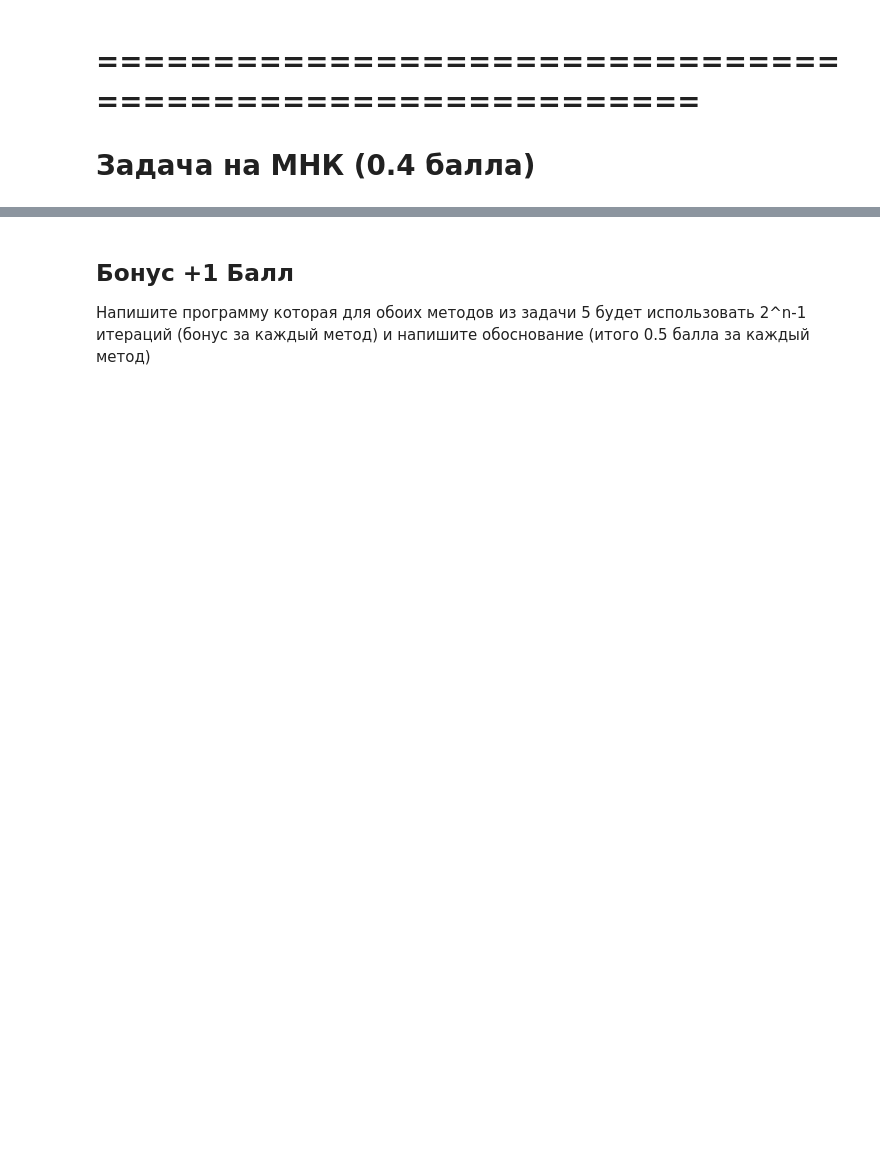
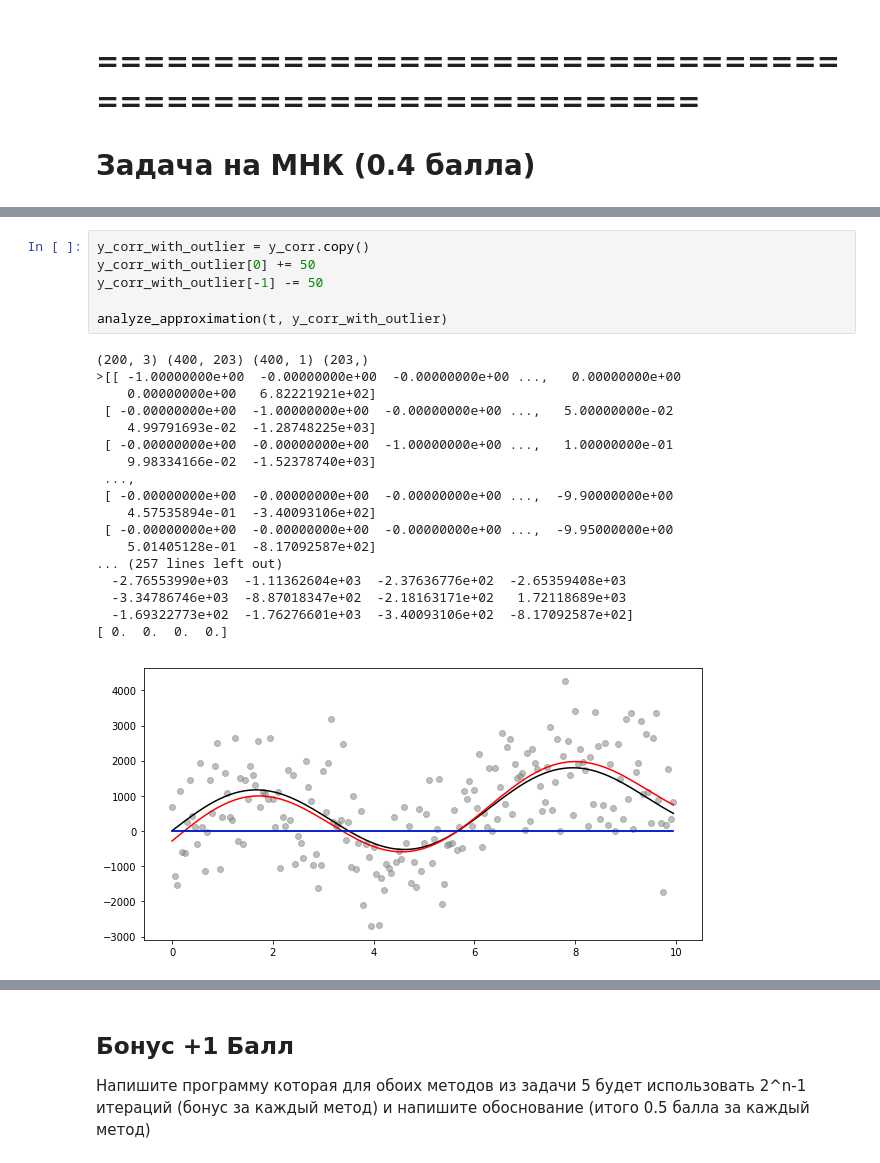
Before and after one commit to Wiki-fan/MIPT-all, a Jupyter notebook: задание.ipynb, the cells around one changed output, grey strips where cells are left out. Drawn from its saved outputs; the diff is of its cells as text; blank space fills up the shorter version.

```diff
--- a/задание.ipynb
+++ b/задание.ipynb
@@ -484,0 +573,25 @@ def get_params (y_corr, t, method=0):
+# %%
+y_corr_with_outlier = y_corr.copy()
+y_corr_with_outlier[0] += 50
+y_corr_with_outlier[-1] -= 50
+
+analyze_approximation(t, y_corr_with_outlier)
+# %% [output]
+(200, 3) (400, 203) (400, 1) (203,)
+>[[ -1.00000000e+00  -0.00000000e+00  -0.00000000e+00 ...,   0.00000000e+00
+    0.00000000e+00   6.82221921e+02]
+ [ -0.00000000e+00  -1.00000000e+00  -0.00000000e+00 ...,   5.00000000e-02
+    4.99791693e-02  -1.28748225e+03]
+ [ -0.00000000e+00  -0.00000000e+00  -1.00000000e+00 ...,   1.00000000e-01
+    9.98334166e-02  -1.52378740e+03]
+ ...,
+ [ -0.00000000e+00  -0.00000000e+00  -0.00000000e+00 ...,  -9.90000000e+00
+    4.57535894e-01  -3.40093106e+02]
+ [ -0.00000000e+00  -0.00000000e+00  -0.00000000e+00 ...,  -9.95000000e+00
+    5.01405128e-01  -8.17092587e+02]
+... (257 lines left out)
+  -2.76553990e+03  -1.11362604e+03  -2.37636776e+02  -2.65359408e+03
+  -3.34786746e+03  -8.87018347e+02  -2.18163171e+02   1.72118689e+03
+  -1.69322773e+02  -1.76276601e+03  -3.40093106e+02  -8.17092587e+02]
+[ 0.  0.  0.  0.]
+[figure, added]
```
Also changed, not shown: parts of 13 cells of this notebook.
